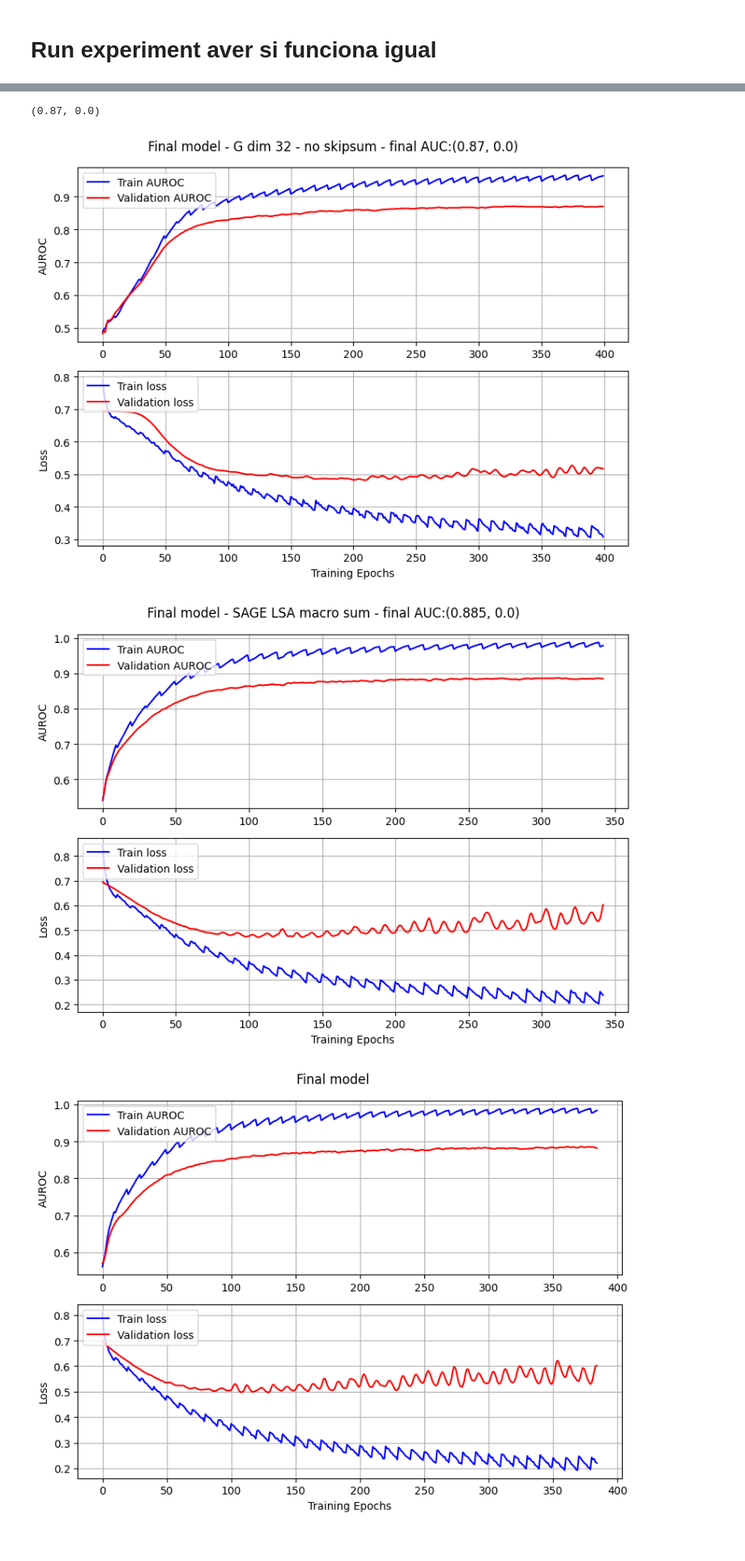
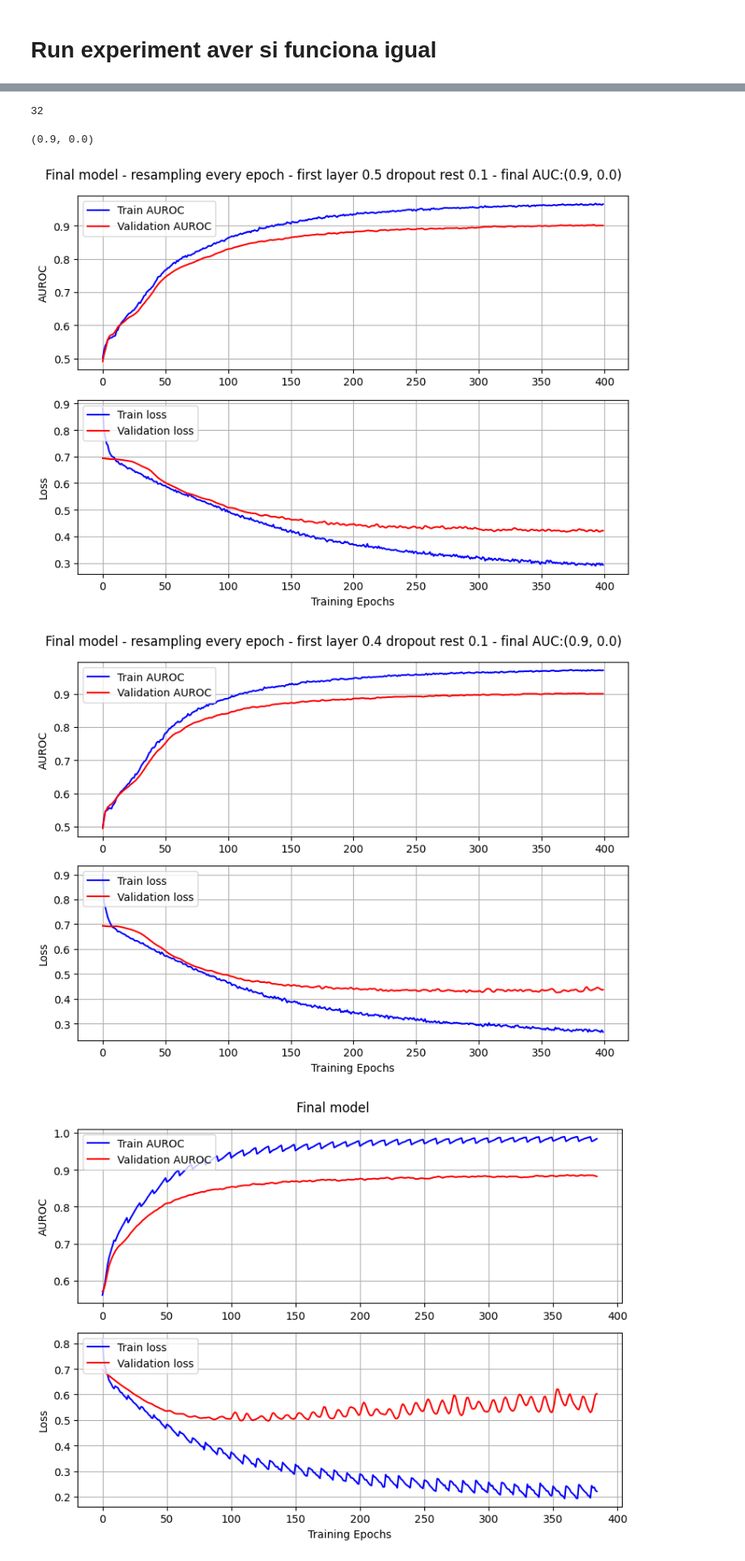
Before and after one commit to ingridheuer/gcnn_gdas, a Jupyter notebook: exploration/notebooks/feature_exploration/final_model.ipynb, the cells around one changed output, grey strips where cells are left out. Shown at 81% size. Cells and saved outputs as stored; diff of their text form; code cells hidden in the pictures.

```diff
--- a/exploration/notebooks/feature_exploration/final_model.ipynb
+++ b/exploration/notebooks/feature_exploration/final_model.ipynb
@@ -101,7 +101,7 @@ class Encoder(torch.nn.Module):
     def __init__(self,output_dim,dropout,metadata):
         super().__init__()
 
-        self.graph_layer_1 = to_hetero(GraphBlock(-1,output_dim,dropout,False),metadata,aggr="mean")
+        self.graph_layer_1 = to_hetero(GraphBlock(-1,output_dim,0.5,False),metadata,aggr="mean")
         self.graph_layer_2 = to_hetero(GraphBlock(output_dim,output_dim,dropout,True),metadata,aggr="mean")
         self.graph_layer_3 = to_hetero(GraphBlock(output_dim,output_dim,dropout,True),metadata,aggr="mean")
         self.post_mlp = to_hetero(PostProcessMLP(output_dim,output_dim,dropout),metadata)
@@ -249,3 +253,7 @@ def run_multiple_seeds(datasets,experiment_params,negative_sampler):
+# %%
+model_params["feature_dim"]
+# %% [output]
+32
 # %%
 negative_sampler = training_utils.NegativeSampler(full_set,("gene_protein","gda","disease"),full_set["gene_protein"]["degree_gda"],full_set["disease"]["degree_gda"])
 results = {}
@@ -253,14 +261,14 @@ results = {}
 metrics,models,curves = run_multiple_seeds(data,model_params,negative_sampler)
 print(metrics)
 
-training_utils.plot_training_stats_sep(f"Final model - G dim 32 - no skipsum - final AUC:{metrics}",*curves[0])
+training_utils.plot_training_stats_sep(f"Final model - resampling every epoch - first layer 0.5 dropout rest 0.1 - final AUC:{metrics}",*curves[0])
 # %% [output]
-(0.87, 0.0)
+(0.9, 0.0)
-[figure, old version]
+[figure, new version]
 # %%
-training_utils.plot_training_stats_sep(f"Final model - SAGE LSA macro sum - final AUC:{metrics}",*curves[0])
+training_utils.plot_training_stats_sep(f"Final model - resampling every epoch - first layer 0.4 dropout rest 0.1 - final AUC:{metrics}",*curves[0])
 # %% [output]
-[figure, old version]
+[figure, new version]
 # %%
 training_utils.plot_training_stats_sep("Final model",*curves[3])
 # %% [output]
```
Also changed, not shown: parts of 1 cell of this notebook, 4 other files.
